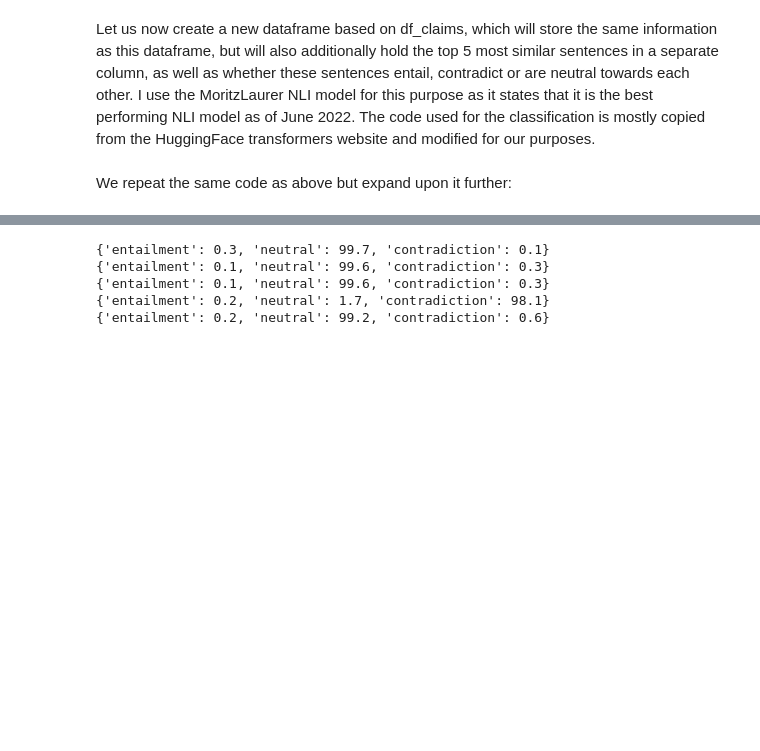
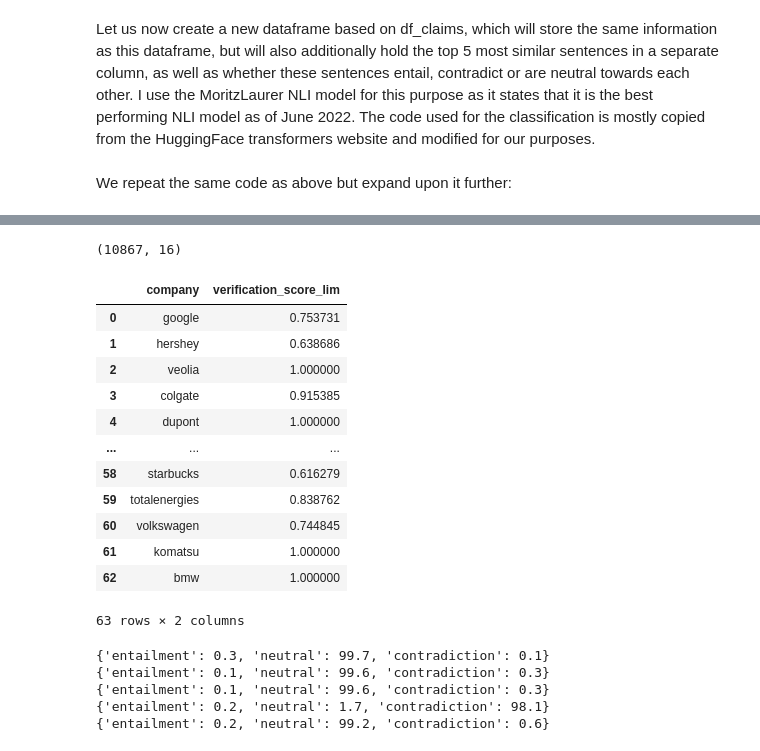
Before and after one commit to dathanh-nguyen/Thesis, a Jupyter notebook: analysis/Data_analysis_NLI.ipynb, the cells around one changed output, grey strips where cells are left out. Saved outputs shown, nothing was run; the diff lists cells and outputs as text; code cells hidden in the pictures; blank space fills up the shorter version.

```diff
--- a/analysis/Data_analysis_NLI.ipynb
+++ b/analysis/Data_analysis_NLI.ipynb
@@ -217,0 +303,6 @@ df_article.to_pickle('art.pkl')
+# %%
+from sklearn.preprocessing import MinMaxScaler
+
+df_gw_total = pd.DataFrame(gw_database_total.items(),columns=['company', 'verification_score'])
+scaler = MinMaxScaler()
+df_gw_total['verification_score'] = scaler.fit_transform(df_gw_total[['verification_score']])
@@ -217,0 +311,15 @@ df_article.to_pickle('art.pkl')
+# %%
+df_claims_lim = df_claims[df_claims['topics'].isin(lim_topics)]
+df_claims_lim.reset_index(inplace = True, drop = True)
+df_claims_lim.shape
+# %% [output]
+(10867, 16)
+# %%
+gw_database_total = {}
+for firm in set(df_claims_lim['company']):
+     # calculate the average sentiment score for this firm for symbolic actions
+    ver_score = len(df_claims_lim[(df_claims_lim['company']==firm)&(df_claims_lim['consensus']!='entailment')])/len(df_claims_lim[df_claims_lim['company']==firm])
+    gw_database_total[firm] = ver_score
+# %%
+df_gw_lim = pd.DataFrame(gw_database_total.items(),columns=['company', 'verification_score_lim'])
+df_gw_lim['verification_score_lim'] = scaler.fit_transform(df_gw_lim[['verification_score_lim']])
@@ -218,3 +329,19 @@ df_article.to_pickle('art.pkl')
+# %%
+df_gw_lim
+# %% [output]
+|  | company | verification_score_lim |
+| 0 | google | 0.753731 |
+| 1 | hershey | 0.638686 |
+| 2 | veolia | 1.000000 |
+| 3 | colgate | 0.915385 |
+| 4 | dupont | 1.000000 |
+| ... | ... | ... |
+| 58 | starbucks | 0.616279 |
+| 59 | totalenergies | 0.838762 |
+| 60 | volkswagen | 0.744845 |
+| 61 | komatsu | 1.000000 |
+| 62 | bmw | 1.000000 |
+63 rows × 2 columns
 # %%
 # tokenizer = AutoTokenizer.from_pretrained(nli_model)
 # model = AutoModelForSequenceClassification.from_pretrained(nli_model)
```
Also changed, not shown: parts of 39 cells of this notebook, 2 other files.
